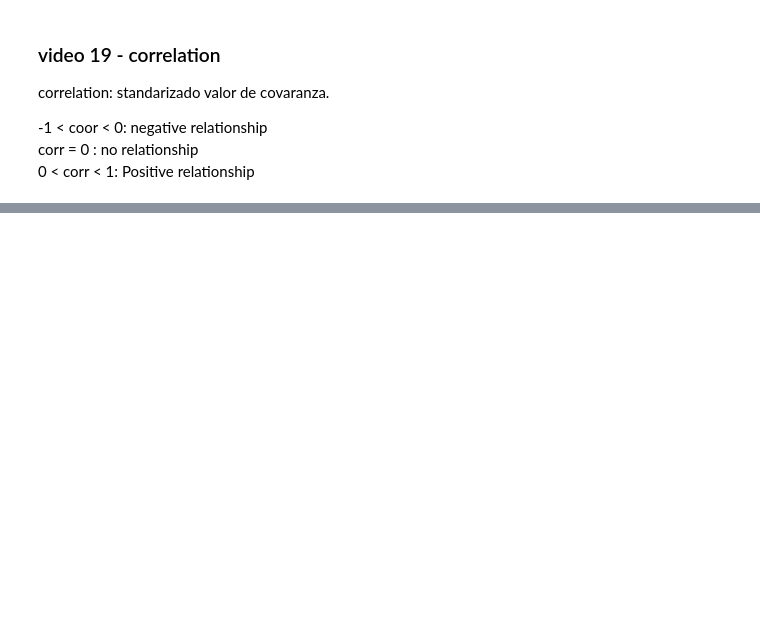
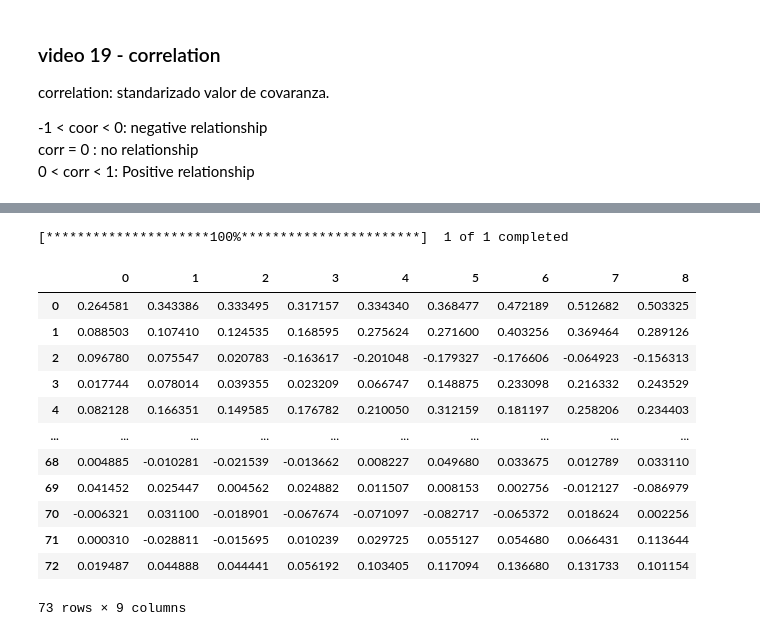
Before and after one commit to AgustinSt1990/FinanzasQuant, a Jupyter notebook: 001-Application-udemy.ipynb, the cells around one changed output, grey strips where cells are left out. Cells and saved outputs as stored; diff of their text form; code cells hidden in the pictures; blank space fills up the shorter version.

```diff
--- a/001-Application-udemy.ipynb
+++ b/001-Application-udemy.ipynb
@@ -270,0 +647,65 @@ df.corr()
+# %%
+# Import close price
+df = yf.download('ETH-USD')[['Adj Close']]
+
+# Create the return
+df['return'] = df['Adj Close'].pct_change(1).dropna()
+
+# Initialize BB class
+indicator_bb = BollingerBands(df['Adj Close'], window=20, window_dev=1.5)
+
+# Add Bollinger Bands feature
+df['bb_bbm'] = indicator_bb.bollinger_mavg()
+df['bb_bbh'] = indicator_bb.bollinger_hband()
+df['bb_bbl'] = indicator_bb.bollinger_lband()
+
+# Shift the values
+df['Adj Close Yesterday'] = df['Adj Close'].shift(1)
+df['bbh Yesterday'] = df['bb_bbh'].shift(1)
+
+# Drop the raw containing missing values
+df = df.dropna()
+
+# Variable initialization
+n = 10 # numero de dias (vamos a computar la variacion de la señal del día 1, 2, 3, ..., n)
+dates = [] # cda vez que aparece una señal que se agende en la date_list
+returns = []# keep the
+
+#
+for i in range(len(df) - n - 1):
+    row = df.iloc[i:i+1, :]
+    # Create signal condition
+    if (row['Adj Close Yesterday'].values[0] < row['bbh Yesterday'].values[0]) and\
+    (row['Adj Close'].values[0] > row['bb_bbh'].values[0]):
+
+        # Save data
+        dates.append(row.index[0])
+
+        # Compute the return from signal to 10days later
+        ret = []
+
+        for day in range(1,n):
+            ret.append(df.iloc[i+day: i+1+day, :]['return'].values[0])
+        returns.append(ret)
+
+# List of lists to dataframe
+df_returns = pd.DataFrame(returns).cumsum(axis=1)
+# %% [output]
+[*********************100%***********************]  1 of 1 completed
+# %%
+# Signal (1%, 0.5%, ...)  --> (1%, 1,5%, ...) - daily variation after 10 days
+df_returns;
+# %% [output]
+|  | 0 | 1 | 2 | 3 | 4 | 5 | 6 | 7 | 8 |
+| 0 | 0.264581 | 0.343386 | 0.333495 | 0.317157 | 0.334340 | 0.368477 | 0.472189 | 0.512682 | 0.503325 |
+| 1 | 0.088503 | 0.107410 | 0.124535 | 0.168595 | 0.275624 | 0.271600 | 0.403256 | 0.369464 | 0.289126 |
+| 2 | 0.096780 | 0.075547 | 0.020783 | -0.163617 | -0.201048 | -0.179327 | -0.176606 | -0.064923 | -0.156313 |
+| 3 | 0.017744 | 0.078014 | 0.039355 | 0.023209 | 0.066747 | 0.148875 | 0.233098 | 0.216332 | 0.243529 |
+| 4 | 0.082128 | 0.166351 | 0.149585 | 0.176782 | 0.210050 | 0.312159 | 0.181197 | 0.258206 | 0.234403 |
+| ... | ... | ... | ... | ... | ... | ... | ... | ... | ... |
+| 68 | 0.004885 | -0.010281 | -0.021539 | -0.013662 | 0.008227 | 0.049680 | 0.033675 | 0.012789 | 0.033110 |
+| 69 | 0.041452 | 0.025447 | 0.004562 | 0.024882 | 0.011507 | 0.008153 | 0.002756 | -0.012127 | -0.086979 |
+| 70 | -0.006321 | 0.031100 | -0.018901 | -0.067674 | -0.071097 | -0.082717 | -0.065372 | 0.018624 | 0.002256 |
+| 71 | 0.000310 | -0.028811 | -0.015695 | 0.010239 | 0.029725 | 0.055127 | 0.054680 | 0.066431 | 0.113644 |
+| 72 | 0.019487 | 0.044888 | 0.044441 | 0.056192 | 0.103405 | 0.117094 | 0.136680 | 0.131733 | 0.101154 |
+73 rows × 9 columns
```
Also changed, not shown: parts of 56 cells of this notebook, 6 other files.
